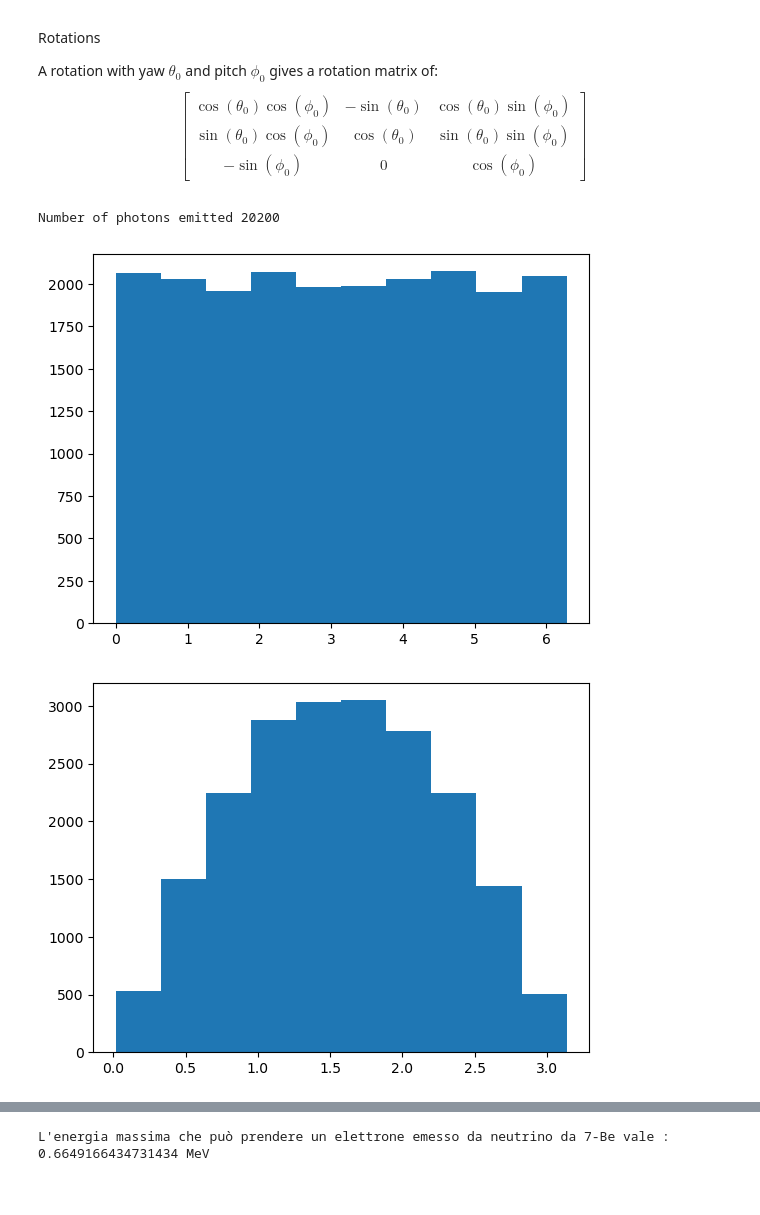
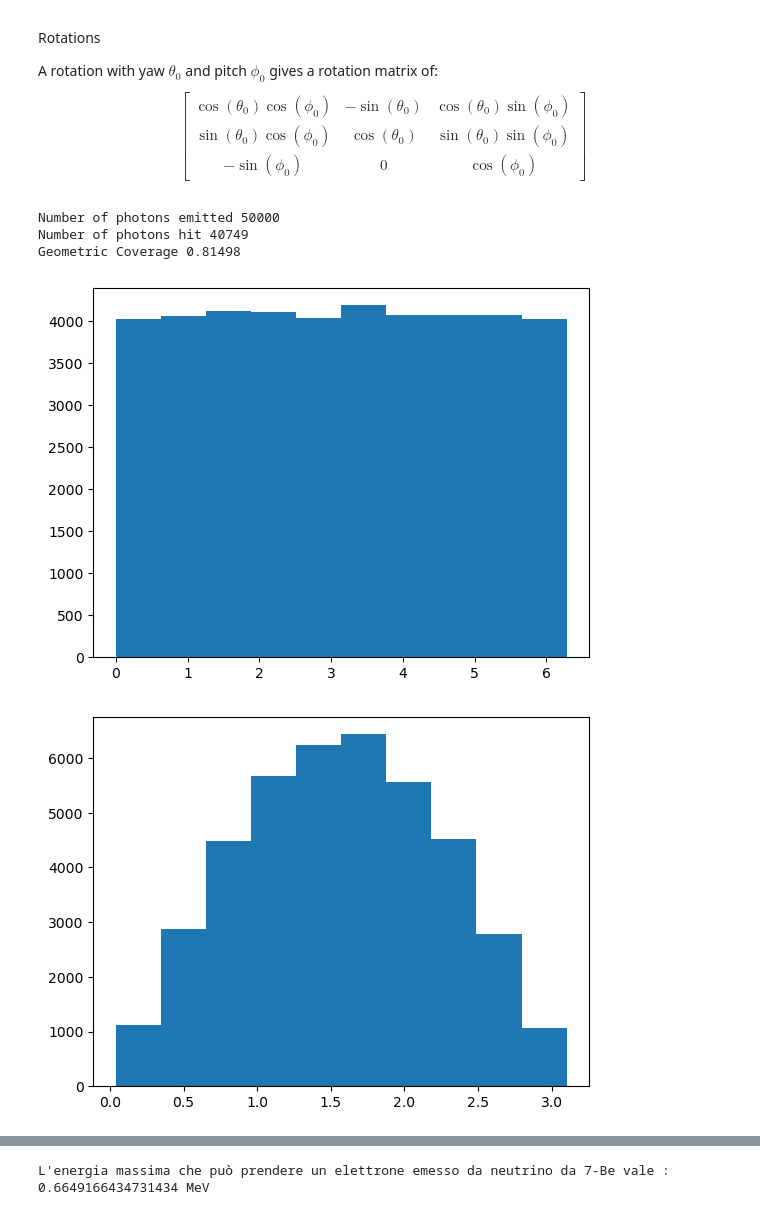
Before and after one commit to ccol168/Directionality_ToyMC_JUNO, a Jupyter notebook: Analysis_ToyMC.ipynb, the cells around one changed output, grey strips where cells are left out. Saved outputs shown, nothing was run; the diff lists cells and outputs as text; code cells hidden in the pictures.

```diff
--- a/Analysis_ToyMC.ipynb
+++ b/Analysis_ToyMC.ipynb
@@ -42,6 +42,9 @@ from matplotlib import cm
 from matplotlib.colors import ListedColormap
 from mpl_toolkits import mplot3d
 
+file = open("CfgExample.txt","r")
+PhotonsBorn = int(file.readline())
+
 Names = np.array(["theta","phi","closest_PMT","Start_Time","Arrival_Time","type"])
 datas = Table.read("Output.txt",format="ascii",names=Names)
 
@@ -53,7 +56,9 @@ Arrival_Times = np.array(datas["Arrival_Time"])
 types = np.array(datas["type"])
 N = len(thetas)
 
-print("Number of photons emitted", N)
+print("Number of photons emitted", PhotonsBorn)
+print("Number of photons hit",N)
+print("Geometric Coverage",N/PhotonsBorn)
 
 Cher_thetas=[]
 Cher_phis=[]
@@ -61,33 +66,35 @@ Cher_ArrTimes = []
 Cher_StartTimes = []
 Scint_thetas=[]
 Scint_phis=[]
 Scint_ArrTimes = []
 Scint_StartTimes = []
 for i in range(0,N) :
     if types[i] == 1 :
         Cher_thetas.append(thetas[i])
         Cher_phis.append(phis[i])
         Cher_StartTimes.append(Start_Times[i])
         Cher_ArrTimes.append(Arrival_Times[i])
     else :
         Scint_thetas.append(thetas[i])
         Scint_phis.append(phis[i])
         Scint_ArrTimes.append(Arrival_Times[i])
         Scint_StartTimes.append(Start_Times[i])
 
 plt.hist(thetas);
 plt.show()
 plt.hist(phis);
 plt.show()
 plt.hist(closest_PMTs);
 plt.show()
 plt.hist((Cher_StartTimes,Scint_StartTimes),color=("red","blue"),bins=200)
 plt.xlim(-10**-8,2*10**-7)
 plt.show()
 plt.hist((Cher_ArrTimes,Scint_ArrTimes),color=("red","blue"),bins=200)
 plt.xlim(-10**-8,2*10**-7)
 plt.show()
 # %% [output]
-Number of photons emitted 20200
+Number of photons emitted 50000
+Number of photons hit 40749
+Geometric Coverage 0.81498
-[figure, old version]
+[figure, new version]
-[figure, old version]
+[figure, new version]
```
Also changed, not shown: parts of 4 cells of this notebook, 1 other file.
